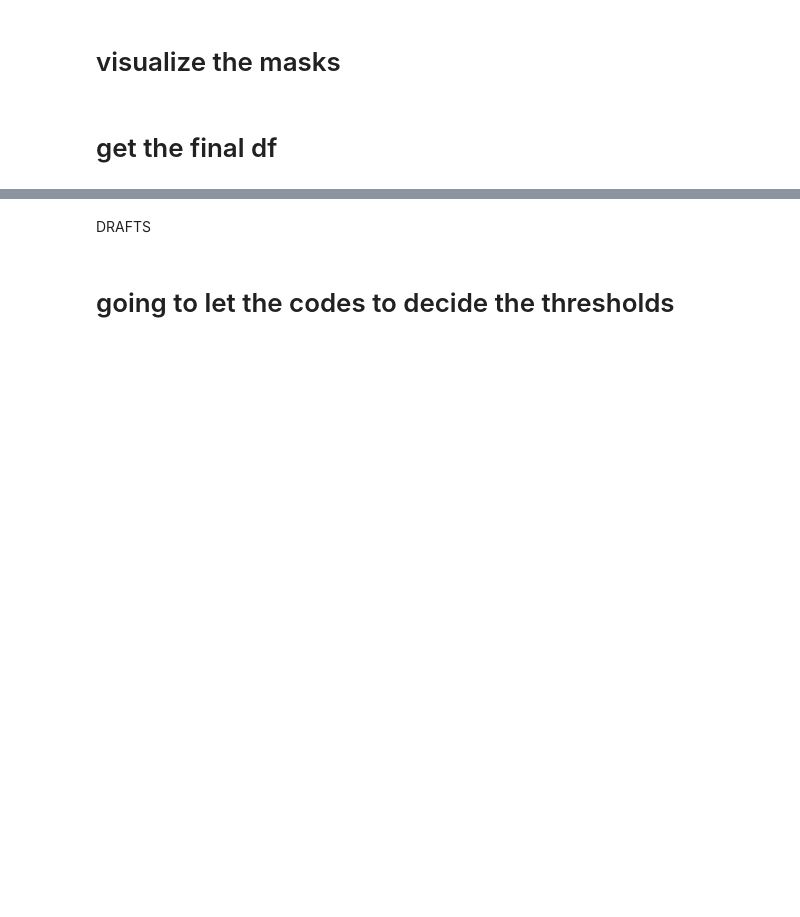
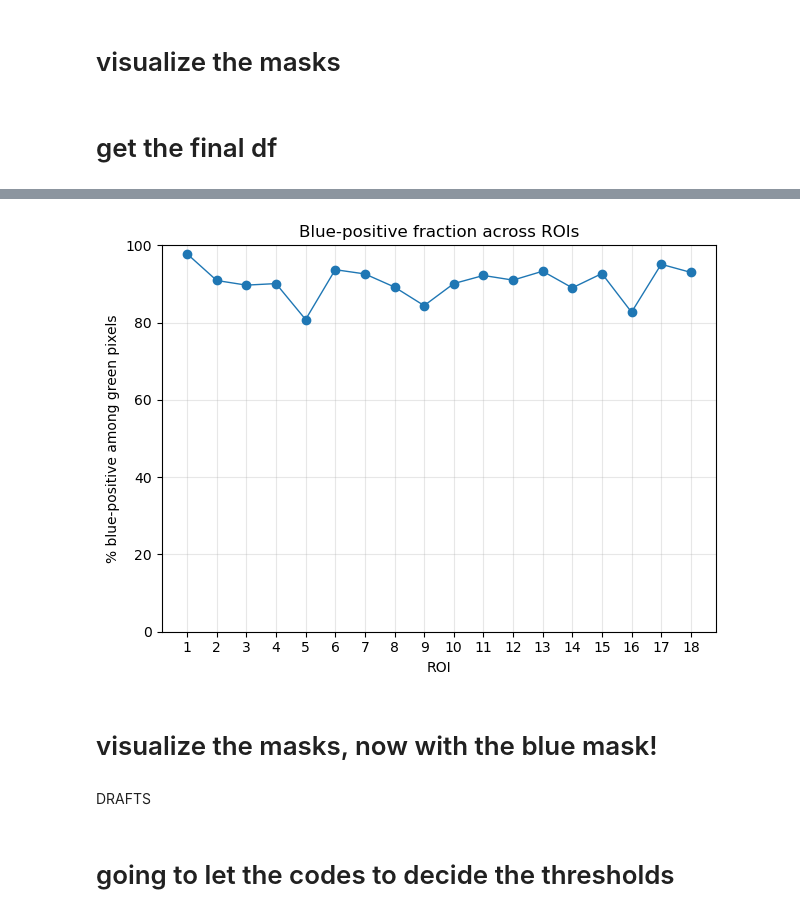
Before and after one commit to sansachenlelele/connectome_analysis_fisherlab, a Jupyter notebook: delta7/analysis_get-main-value-25summer.ipynb, the cells around one changed output, grey strips where cells are left out. Drawn from its saved outputs; the diff is of its cells as text; code cells hidden in the pictures; blank space fills up the shorter version.

```diff
--- a/delta7/analysis_get-main-value-25summer.ipynb
+++ b/delta7/analysis_get-main-value-25summer.ipynb
@@ -957,0 +1367,11 @@ df.to_csv(f"fly14.csv")
+# %%
+df_blue = extract_rg_and_blue_on_green_pixels_exact_old_logic(
+    red_channel=red_channel,
+    green_channel=green_channel,
+    blue_channel=blue_channel,
+    label_mask=label_mask,
+    df_bg=df_bg,
+    z_ranges=z_ranges,
+)
+
+df_blue
@@ -957,0 +1447,13 @@ df.to_csv(f"fly14.csv")
+# %%
+plot_one_column_across_rois(
+    df_blue,
+    "percent_blue_positive_on_green_pixels",
+    xlabel="ROI",
+    ylabel="% blue-positive among green pixels",
+    title="Blue-positive fraction across ROIs",
+    ylim=(0, 100)
+)
+# %% [output]
+[figure, added]
+# %% [markdown]
+# visualize the masks, now with the blue mask!
```
Also changed, not shown: parts of 15 cells of this notebook, 1 other file.
